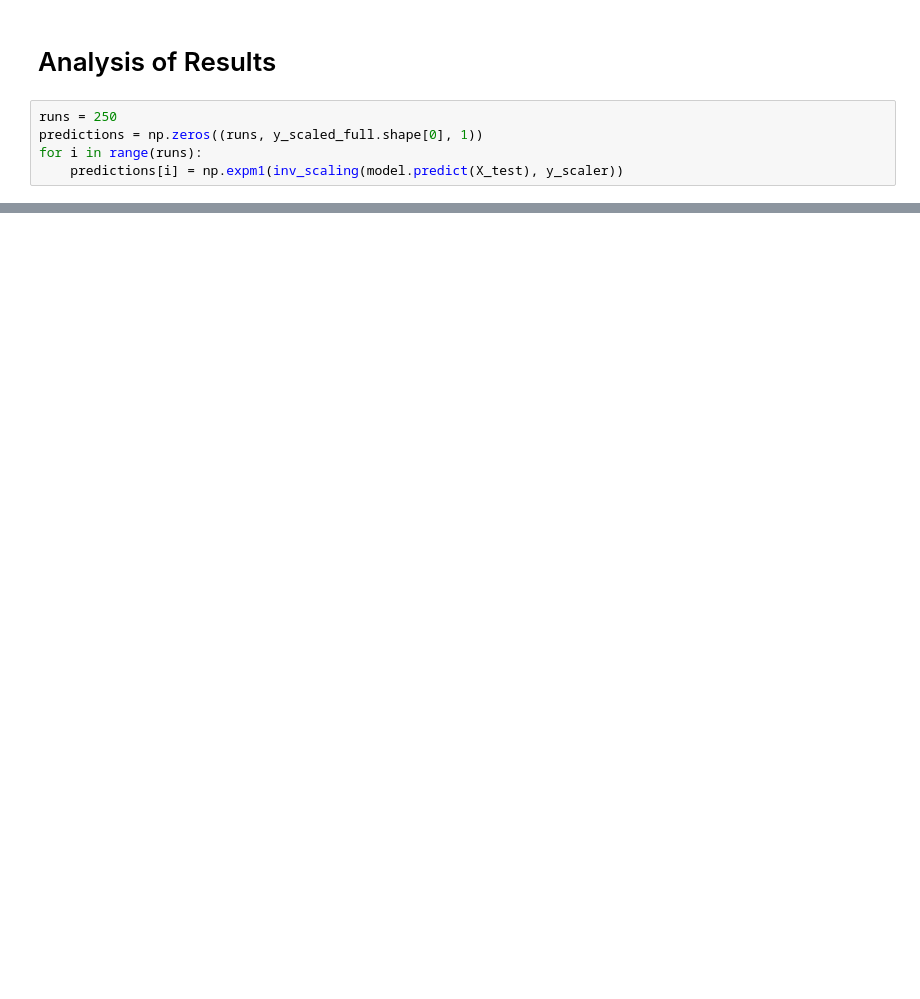
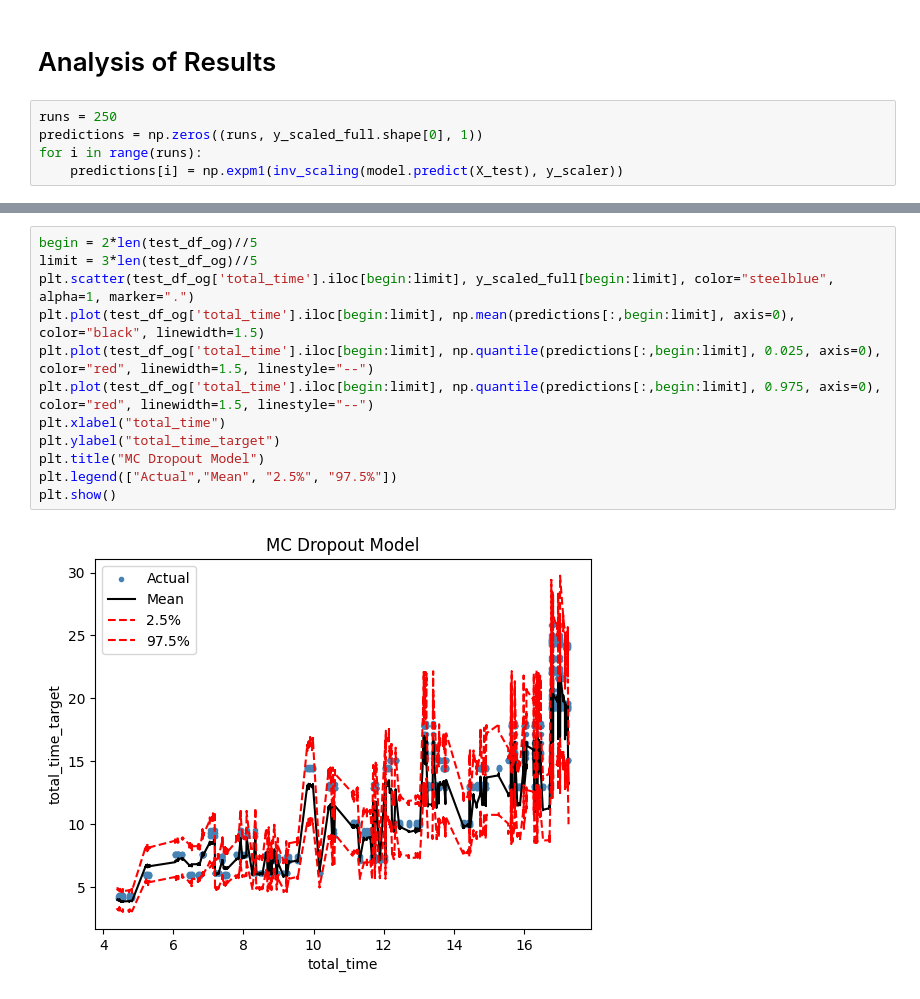
Before and after one commit to FrancoCabezasPoblete/resource-prediction-study, a Jupyter notebook: notebooks/modelMCDropout.ipynb, the cells around one changed output, grey strips where cells are left out. Drawn from its saved outputs; the diff is of its cells as text; blank space fills up the shorter version.

```diff
--- a/notebooks/modelMCDropout.ipynb
+++ b/notebooks/modelMCDropout.ipynb
@@ -410,0 +425,14 @@ plt.show()
+# %%
+begin = 2*len(test_df_og)//5
+limit = 3*len(test_df_og)//5
+plt.scatter(test_df_og['total_time'].iloc[begin:limit], y_scaled_full[begin:limit], color="steelblue", alpha=1, marker=".")
+plt.plot(test_df_og['total_time'].iloc[begin:limit], np.mean(predictions[:,begin:limit], axis=0), color="black", linewidth=1.5)
+plt.plot(test_df_og['total_time'].iloc[begin:limit], np.quantile(predictions[:,begin:limit], 0.025, axis=0), color="red", linewidth=1.5, linestyle="--")
+plt.plot(test_df_og['total_time'].iloc[begin:limit], np.quantile(predictions[:,begin:limit], 0.975, axis=0), color="red", linewidth=1.5, linestyle="--")
+plt.xlabel("total_time")
+plt.ylabel("total_time_target")
+plt.title("MC Dropout Model")
+plt.legend(["Actual","Mean", "2.5%", "97.5%"])
+plt.show()
+# %% [output]
+[figure, added]
```
Also changed, not shown: parts of 8 cells of this notebook.
